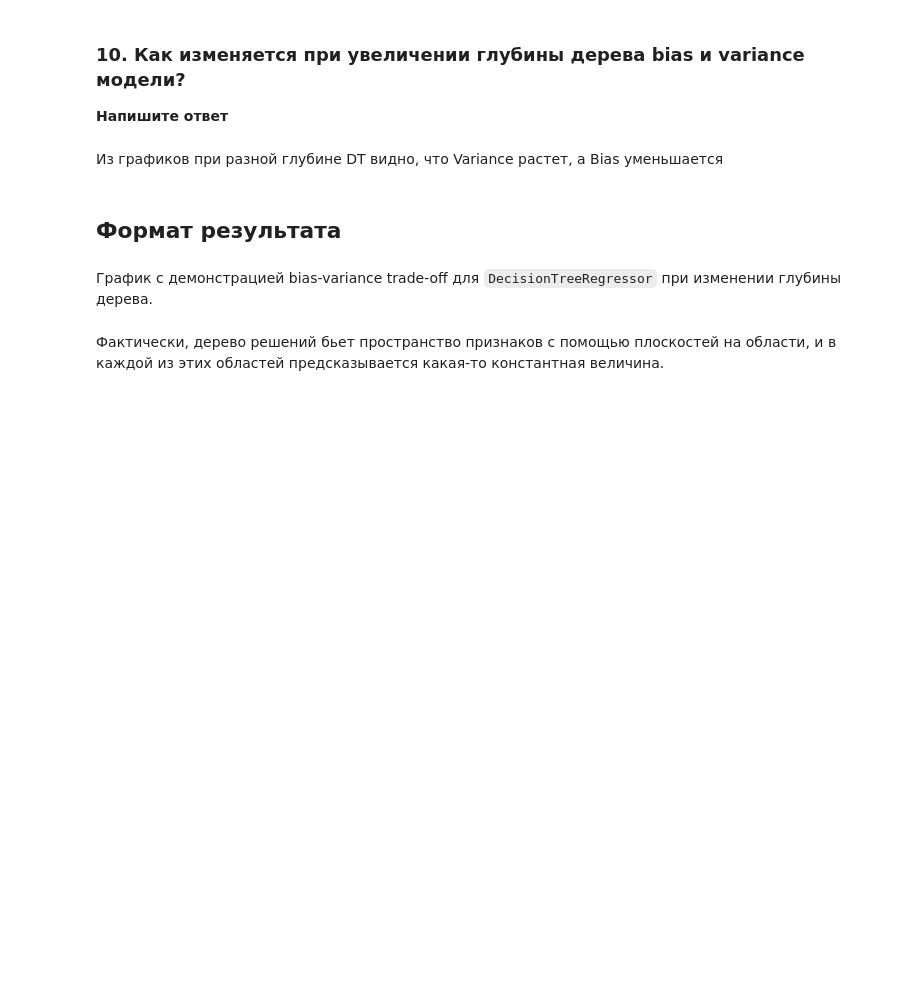
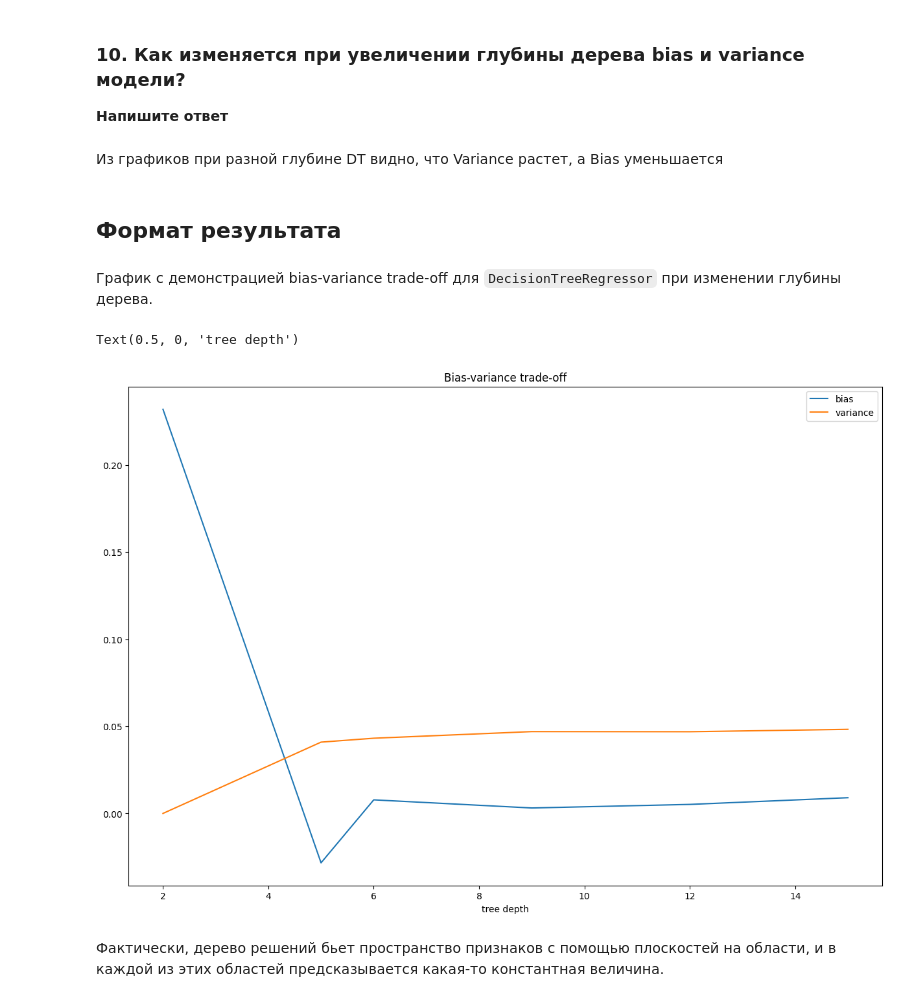
Before and after one commit to ki-zuev/Machine_Learning, a Jupyter notebook: HW_4.ipynb, the cells around one changed output. Cells and saved outputs as stored; diff of their text form; code cells hidden in the pictures; blank space fills up the shorter version.

```diff
--- a/HW_4.ipynb
+++ b/HW_4.ipynb
@@ -270,5 +270,15 @@ variance for DT with depth= 15 is 0.0482863474665747
 ## Формат результата
 # %% [markdown]
 График с демонстрацией bias-variance trade-off для `DecisionTreeRegressor` при изменении глубины дерева.
+# %%
+plt.figure(figsize=(15,10))
+plt.plot(tree_depths,biases,label="bias")
+plt.plot(tree_depths,variances,label="variance")
+plt.title("Bias-variance trade-off")
+plt.legend()
+plt.xlabel("tree depth")
+# %% [output]
+Text(0.5, 0, 'tree depth')
+[figure, added]
 # %% [markdown]
 Фактически, дерево решений бьет пространство признаков с помощью плоскостей на области, и в каждой из этих областей предсказывается какая-то константная величина.
```
Also changed, not shown: parts of 3 cells of this notebook.
